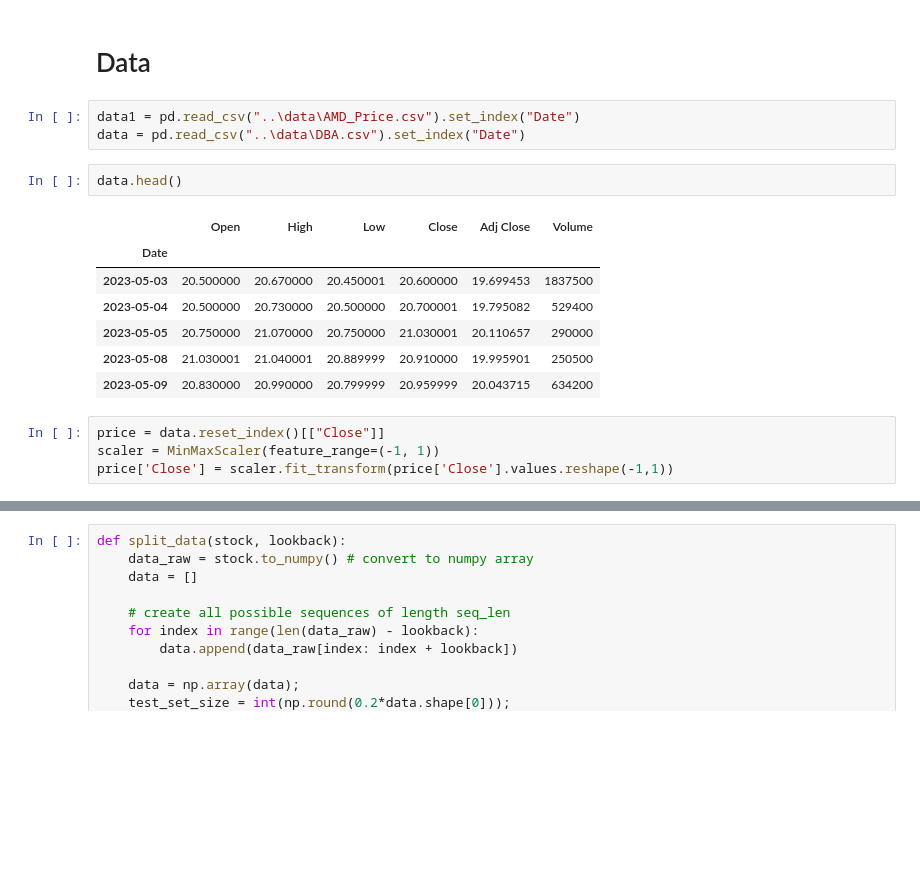
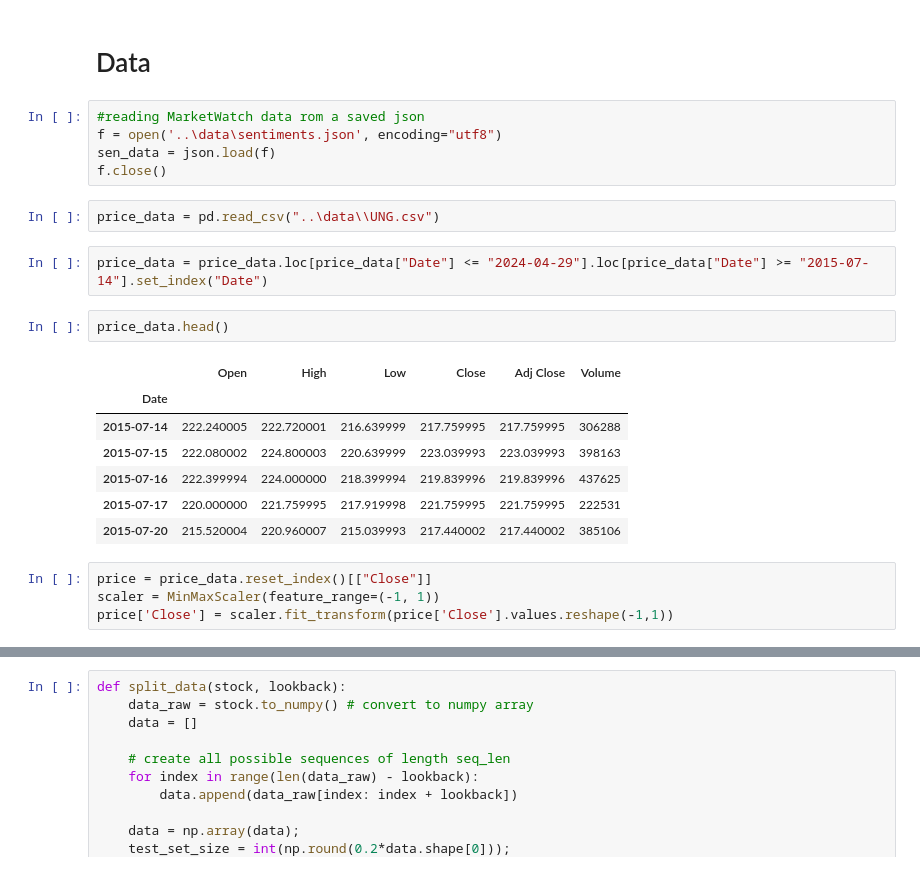
Before and after one commit to riabova/cse578, a Jupyter notebook: code/lstm_pytorch.ipynb, the cells around one changed output, grey strips where cells are left out. Saved outputs shown, nothing was run; the diff lists cells and outputs as text; blank space fills up the shorter version.

```diff
--- a/code/lstm_pytorch.ipynb
+++ b/code/lstm_pytorch.ipynb
@@ -9,21 +13,27 @@ import math, time
 import matplotlib.pyplot as plt
 # %% [markdown]
 # Data
-# %%
-data1 = pd.read_csv("..\data\AMD_Price.csv").set_index("Date")
-data = pd.read_csv("..\data\DBA.csv").set_index("Date")
+# %%
+#reading MarketWatch data rom a saved json
+f = open('..\data\sentiments.json', encoding="utf8")
+sen_data = json.load(f)
+f.close()
+# %%
+price_data = pd.read_csv("..\data\\UNG.csv")
+# %%
+price_data = price_data.loc[price_data["Date"] <= "2024-04-29"].loc[price_data["Date"] >= "2015-07-14"].set_index("Date")
 # %%
-data.head()
+price_data.head()
 # %% [output]
 |  | Open | High | Low | Close | Adj Close | Volume |
 | Date |  |  |  |  |  |  |
-| 2023-05-03 | 20.500000 | 20.670000 | 20.450001 | 20.600000 | 19.699453 | 1837500 |
-| 2023-05-04 | 20.500000 | 20.730000 | 20.500000 | 20.700001 | 19.795082 | 529400 |
-| 2023-05-05 | 20.750000 | 21.070000 | 20.750000 | 21.030001 | 20.110657 | 290000 |
-| 2023-05-08 | 21.030001 | 21.040001 | 20.889999 | 20.910000 | 19.995901 | 250500 |
-| 2023-05-09 | 20.830000 | 20.990000 | 20.799999 | 20.959999 | 20.043715 | 634200 |
+| 2015-07-14 | 222.240005 | 222.720001 | 216.639999 | 217.759995 | 217.759995 | 306288 |
+| 2015-07-15 | 222.080002 | 224.800003 | 220.639999 | 223.039993 | 223.039993 | 398163 |
+| 2015-07-16 | 222.399994 | 224.000000 | 218.399994 | 219.839996 | 219.839996 | 437625 |
+| 2015-07-17 | 220.000000 | 221.759995 | 217.919998 | 221.759995 | 221.759995 | 222531 |
+| 2015-07-20 | 215.520004 | 220.960007 | 215.039993 | 217.440002 | 217.440002 | 385106 |
 # %%
-price = data.reset_index()[["Close"]]
+price = price_data.reset_index()[["Close"]]
 scaler = MinMaxScaler(feature_range=(-1, 1))
 price['Close'] = scaler.fit_transform(price['Close'].values.reshape(-1,1))
 # %%
```
Also changed, not shown: parts of 35 cells of this notebook, 5 other files.
